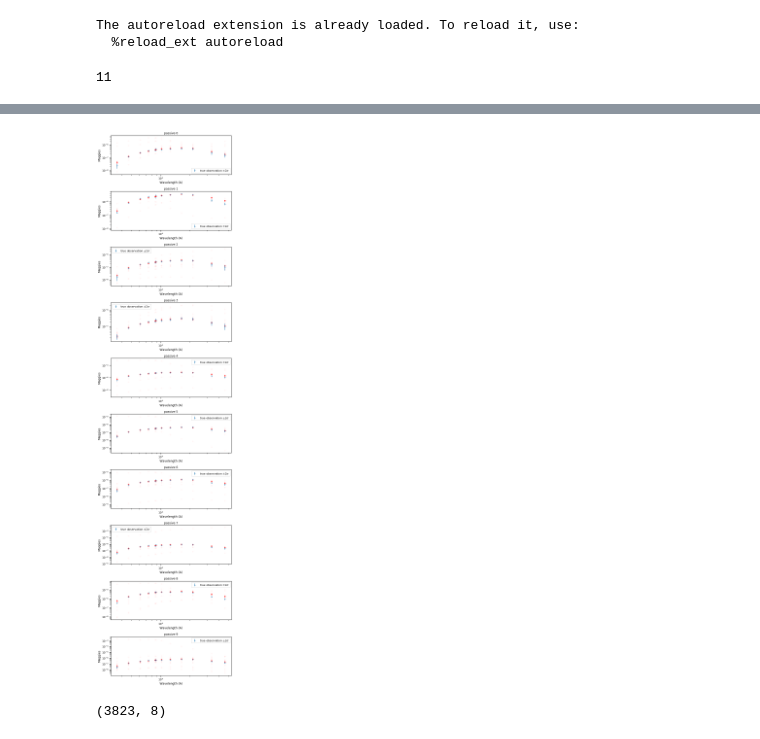
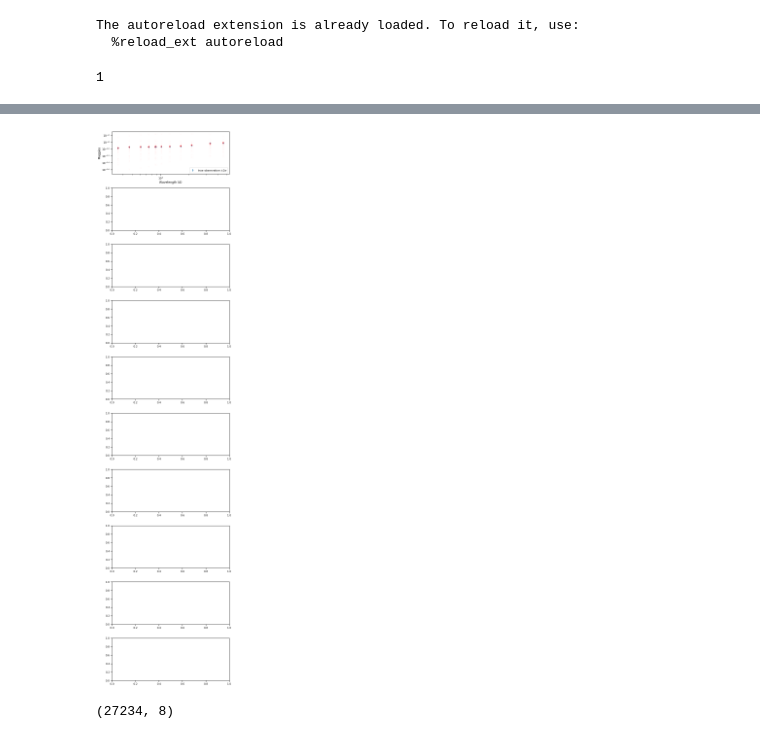
Before and after one commit to mwalmsley/agnfinder, a Jupyter notebook: notebooks/fitting_real_galaxies/pure_fsps.ipynb, the cells around one changed output, grey strips where cells are left out. Saved outputs shown, nothing was run; the diff lists cells and outputs as text; code cells hidden in the pictures.

```diff
--- a/notebooks/fitting_real_galaxies/pure_fsps.ipynb
+++ b/notebooks/fitting_real_galaxies/pure_fsps.ipynb
@@ -24,9 +26,10 @@ os.chdir('/home/mike/repos/agnfinder')
 # %%
 # save_dir = '/media/mike/beta/agnfinder_results/vanilla_mcmc'
 # save_dir = '/media/mike/beta/agnfinder_results/vanilla_nested'
-save_dir = '/media/mike/beta/agnfinder_results/extended_nested'
+save_dir = '/media/mike/beta/agnfinder_results/extended_nested_emulated_1'
 
 galaxy_locs = glob.glob(save_dir + '/*samples.h5py')
+galaxy_locs = glob.glob(save_dir + '/*.h5')
 assert galaxy_locs
 
 
@@ -40,11 +43,12 @@ for n, galaxy_loc in enumerate(galaxy_locs):
     try:
         with h5py.File(galaxy_loc, mode='r') as f:
             galaxies.append({
+                'redshift': f['fixed_params'][...],
                 'samples': np.squeeze(f['samples'][...]),
                 'true_observations': np.squeeze(f['true_observations'][...]),
                 'uncertainty': f['uncertainty'][...],
                 'name': n,
-                'sampled_photometry': f['sampled_photometry'][...]
+#                 'sampled_photometry': f['sampled_photometry'][...]
             })
     except OSError:
         pass
@@ -54,7 +58,7 @@ n_samples = galaxies[0]['samples'].shape[0]
 # %%
 len(galaxies)
 # %% [output]
-11
+1
 # %%
 wavelengths = np.array([ 3545.9515156 ,  4669.6375124 ,  6156.34362463,  7470.59215536,
         8917.58185532, 16397.13029184, 12513.8266968 , 21392.23213854,
@@ -75,6 +79,32 @@ def plot_galaxy(galaxy, ax, wavelengths):
     ax.set_title('{} {}'.format('passive', galaxy['name']))
     ax.set_ylabel('Maggies')
     ax.set_xlabel('Wavelength (A)')
+# %%
+def plot_galaxy_with_emulator(galaxy, ax, emulator, wavelengths):
+    true_photometry = galaxy['true_observations']
+    if 'redshift' not in params:
+        redshifts = np.array([galaxy['redshift'] for _ in range(len(galaxy['samples']))])
+    #     print(redshifts.shape)
+    #     print(galaxy['samples'].shape)
+        input_params = np.concatenate((redshifts, galaxy['samples']), axis=1)
+    #     print(params_with_redshift.shape)
+    else:
+        input_params = galaxy['samples']
+    sample_photometry = deep_emulator.denormalise_photometry(emulator(input_params)).numpy()
+    np.random.shuffle(sample_photometry)
+
+    ax.errorbar(wavelengths, true_photometry, label=r'true observation $\pm 2\sigma$', marker='+', linestyle='', yerr=galaxy['uncertainty']*2)
+    ax.set_yscale('log')
+    ax.set_xscale('log')
+    for trace in sample_photometry[:250]:
+        ax.scatter(wavelengths, trace, color='r', marker='+', alpha=0.02)
+    ax.legend()
+#     ax.set_title('{} {}'.format(galaxy['rf_class'], galaxy['name']))
+    ax.set_ylabel('Maggies')
+    ax.set_xlabel('Wavelength (A)')
+# %%
+checkpoint_loc = 'results/checkpoints/latest'
+emulator = deep_emulator.get_trained_keras_emulator(deep_emulator.tf_model(), checkpoint_loc, new=False)
 # %%
 n_galaxies = 10
 
@@ -83,7 +113,8 @@ fig, axes = plt.subplots(nrows=n_galaxies, figsize=(8, 32))
 n = 0
 for galaxy in galaxies:
     ax = axes[n]
-    plot_galaxy(galaxy, ax, wavelengths)
+#     plot_galaxy(galaxy, ax, wavelengths)
+    plot_galaxy_with_emulator(galaxy, ax, emulator, wavelengths)
     n += 1
     if n >= n_galaxies:
         break
@@ -92,8 +140,8 @@ plt.tight_layout()
-[figure, old version]
+[figure, new version]
 # %%
 galaxy['samples'].shape
 # %% [output]
-(3823, 8)
+(27234, 8)
 # %%
 _ = corner.corner(galaxy['samples'], labels=params)
 # %% [output]
```
Also changed, not shown: parts of 4 cells of this notebook, 1 other file.
